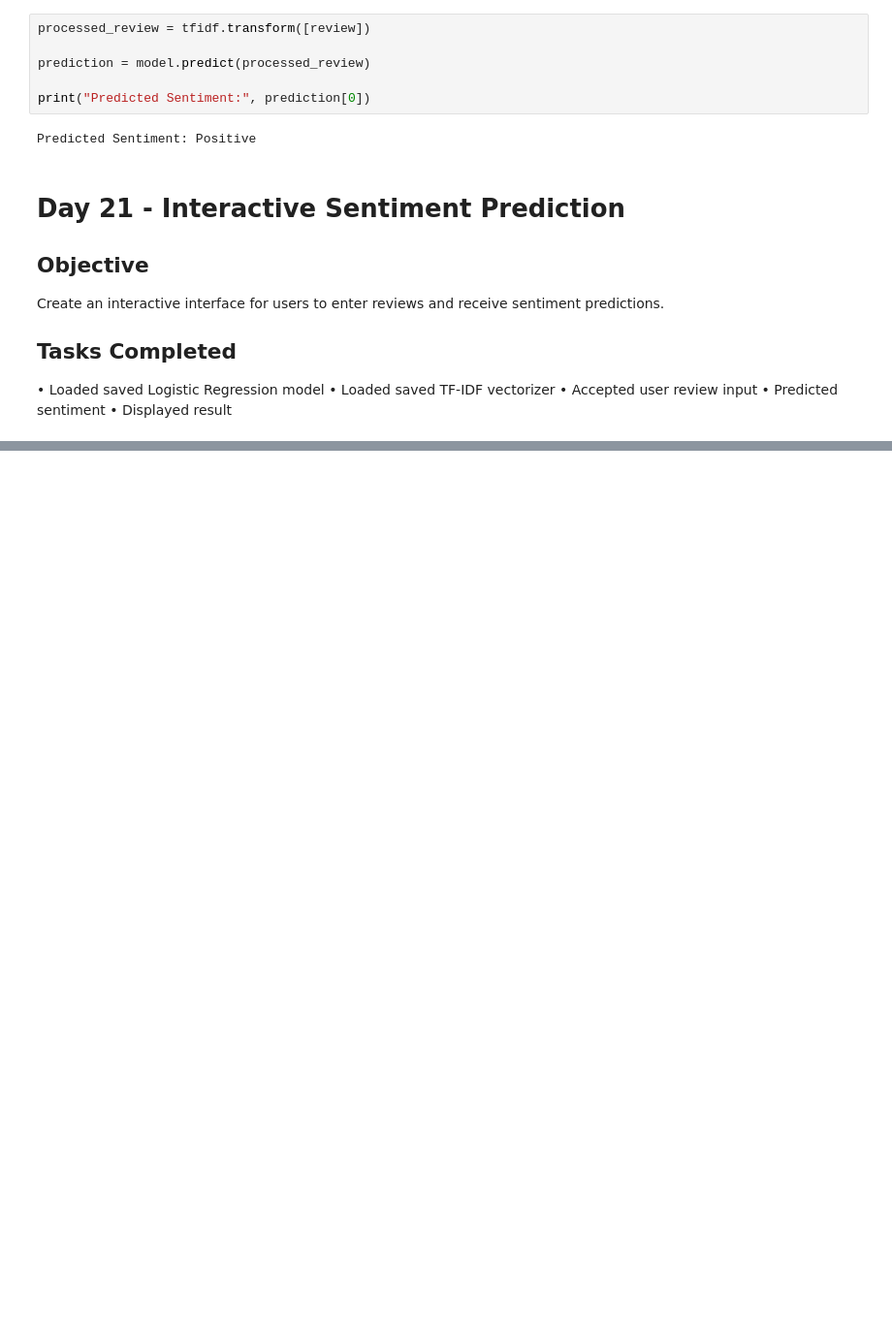
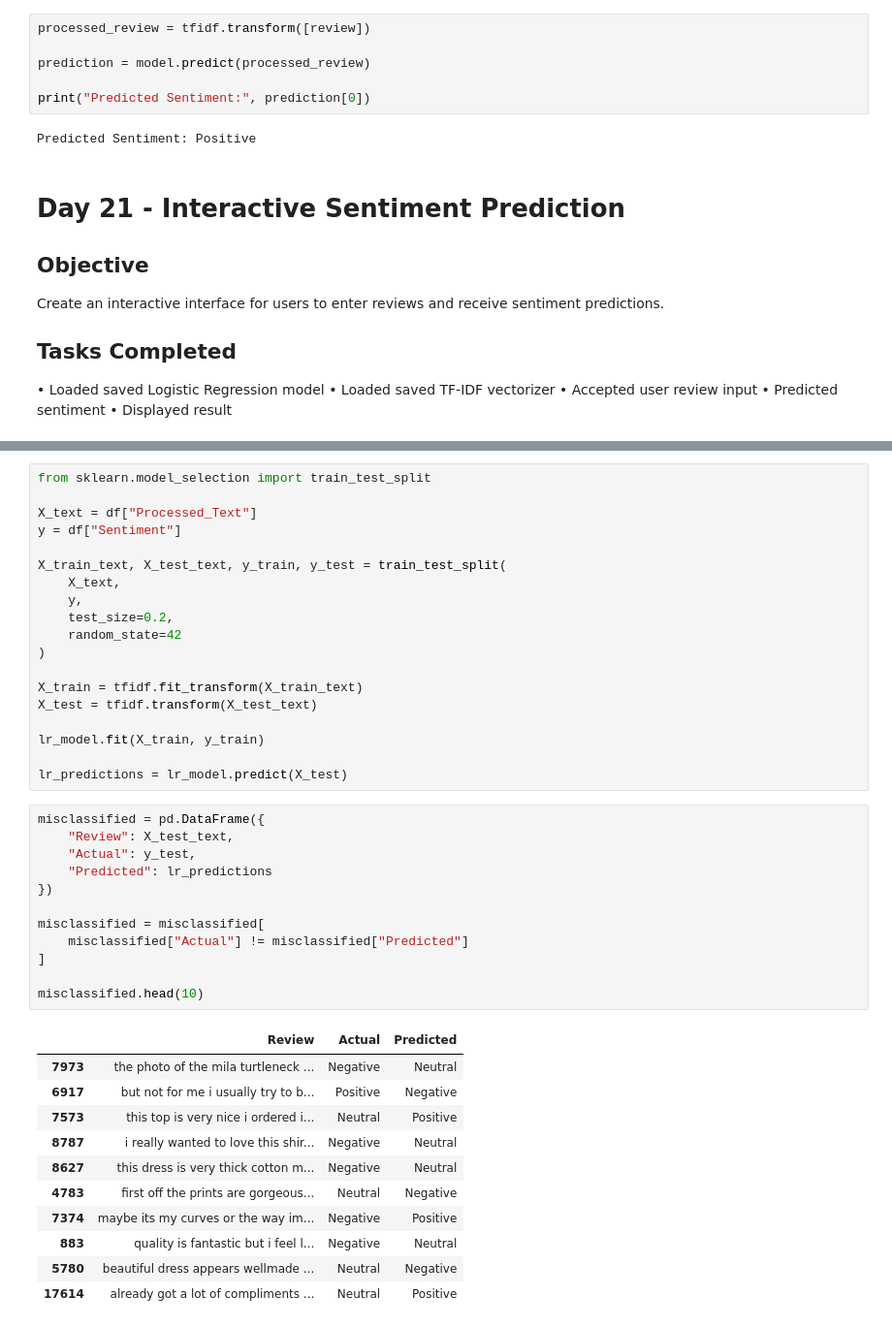
Before and after one commit to PoojaManjunath17/Customer-Review-Sentiment-Analysis, a Jupyter notebook: Sentiment_Analysis_Project.ipynb, the cells around one changed output, grey strips where cells are left out. Shown at 97% size. Saved outputs shown, nothing was run; the diff lists cells and outputs as text; blank space fills up the shorter version.

Commit message:
Day 22: Analyze misclassified customer reviews

```diff
--- a/Sentiment_Analysis_Project.ipynb
+++ b/Sentiment_Analysis_Project.ipynb
@@ -1113,0 +1129,43 @@ Create an interactive interface for users to enter reviews and receive sentiment
+# %%
+from sklearn.model_selection import train_test_split
+
+X_text = df["Processed_Text"]
+y = df["Sentiment"]
+
+X_train_text, X_test_text, y_train, y_test = train_test_split(
+    X_text,
+    y,
+    test_size=0.2,
+    random_state=42
+)
+
+X_train = tfidf.fit_transform(X_train_text)
+X_test = tfidf.transform(X_test_text)
+
+lr_model.fit(X_train, y_train)
+
+lr_predictions = lr_model.predict(X_test)
+# %%
+misclassified = pd.DataFrame({
+    "Review": X_test_text,
+    "Actual": y_test,
+    "Predicted": lr_predictions
+})
+
+misclassified = misclassified[
+    misclassified["Actual"] != misclassified["Predicted"]
+]
+
+misclassified.head(10)
+# %% [output]
+|  | Review | Actual | Predicted |
+| 7973 | the photo of the mila turtleneck ... | Negative | Neutral |
+| 6917 | but not for me i usually try to b... | Positive | Negative |
+| 7573 | this top is very nice i ordered i... | Neutral | Positive |
+| 8787 | i really wanted to love this shir... | Negative | Neutral |
+| 8627 | this dress is very thick cotton m... | Negative | Neutral |
+| 4783 | first off the prints are gorgeous... | Neutral | Negative |
+| 7374 | maybe its my curves or the way im... | Negative | Positive |
+| 883 | quality is fantastic but i feel l... | Negative | Neutral |
+| 5780 | beautiful dress appears wellmade ... | Neutral | Negative |
+| 17614 | already got a lot of compliments ... | Neutral | Positive |
```
Also changed, not shown: parts of 8 cells of this notebook, 2 other files.
